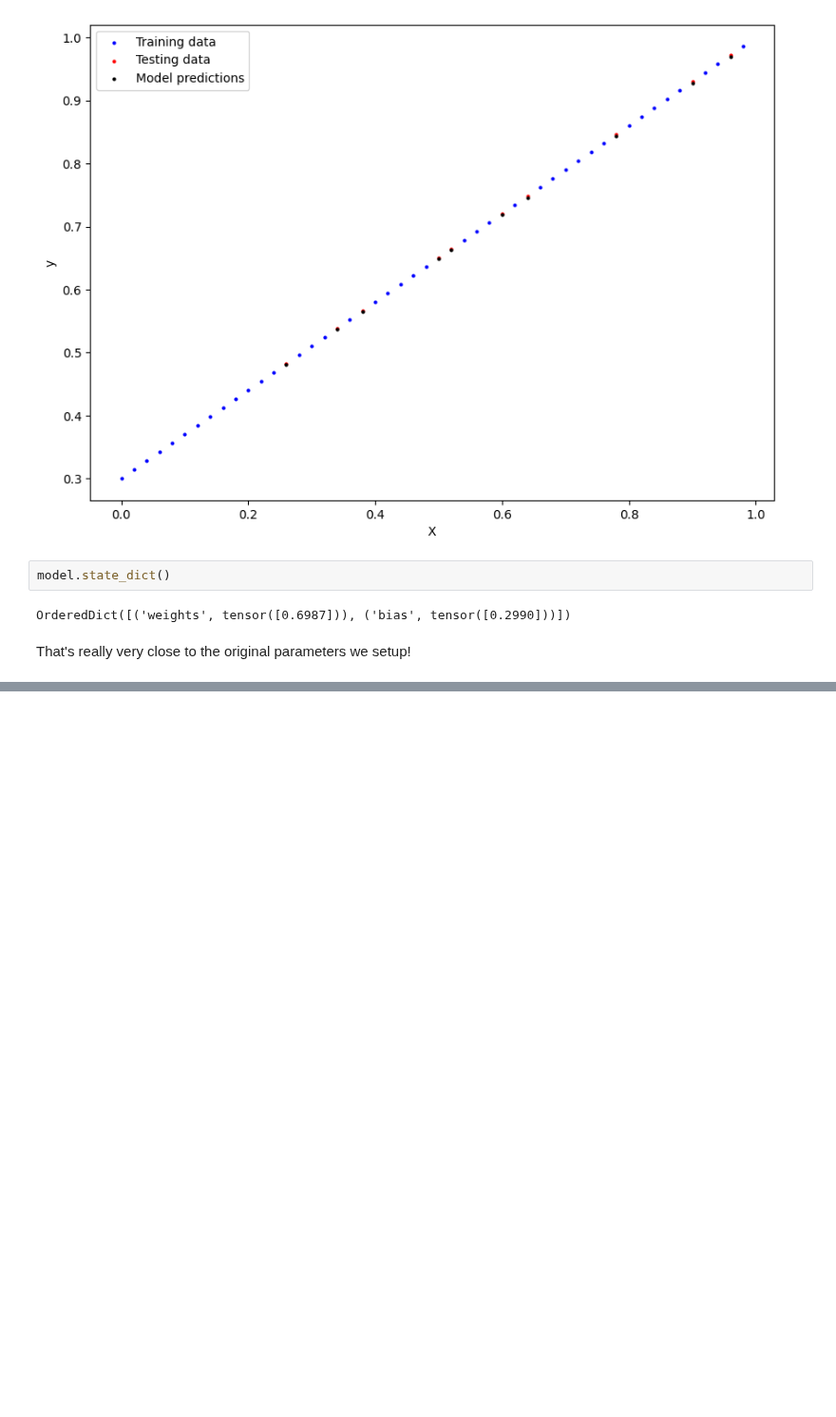
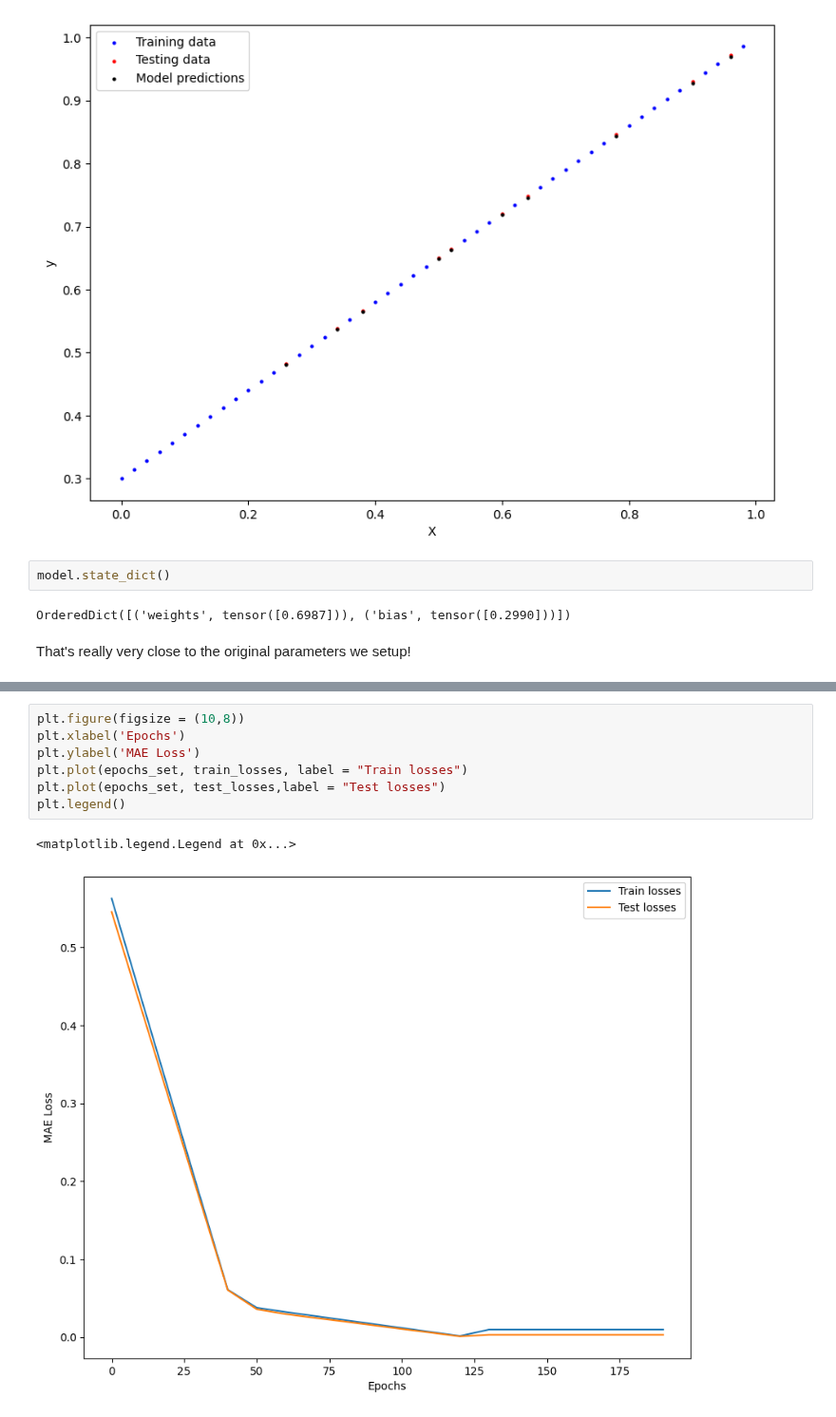
Before and after one commit to tituslhy/symmetrical-octo-spork, a Jupyter notebook: Notebooks/1. PyTorch_Workflow.ipynb, the cells around one changed output, grey strips where cells are left out. Shown at 95% size. Saved outputs shown, nothing was run; the diff lists cells and outputs as text; blank space fills up the shorter version.

```diff
--- a/Notebooks/1. PyTorch_Workflow.ipynb
+++ b/Notebooks/1. PyTorch_Workflow.ipynb
@@ -261,0 +471,10 @@ That's really very close to the original parameters we setup!
+# %%
+plt.figure(figsize = (10,8))
+plt.xlabel('Epochs')
+plt.ylabel('MAE Loss')
+plt.plot(epochs_set, train_losses, label = "Train losses")
+plt.plot(epochs_set, test_losses,label = "Test losses")
+plt.legend()
+# %% [output]
+<matplotlib.legend.Legend at 0x...>
+[figure, added]
```
Also changed, not shown: parts of 22 cells of this notebook, 1 other file.
